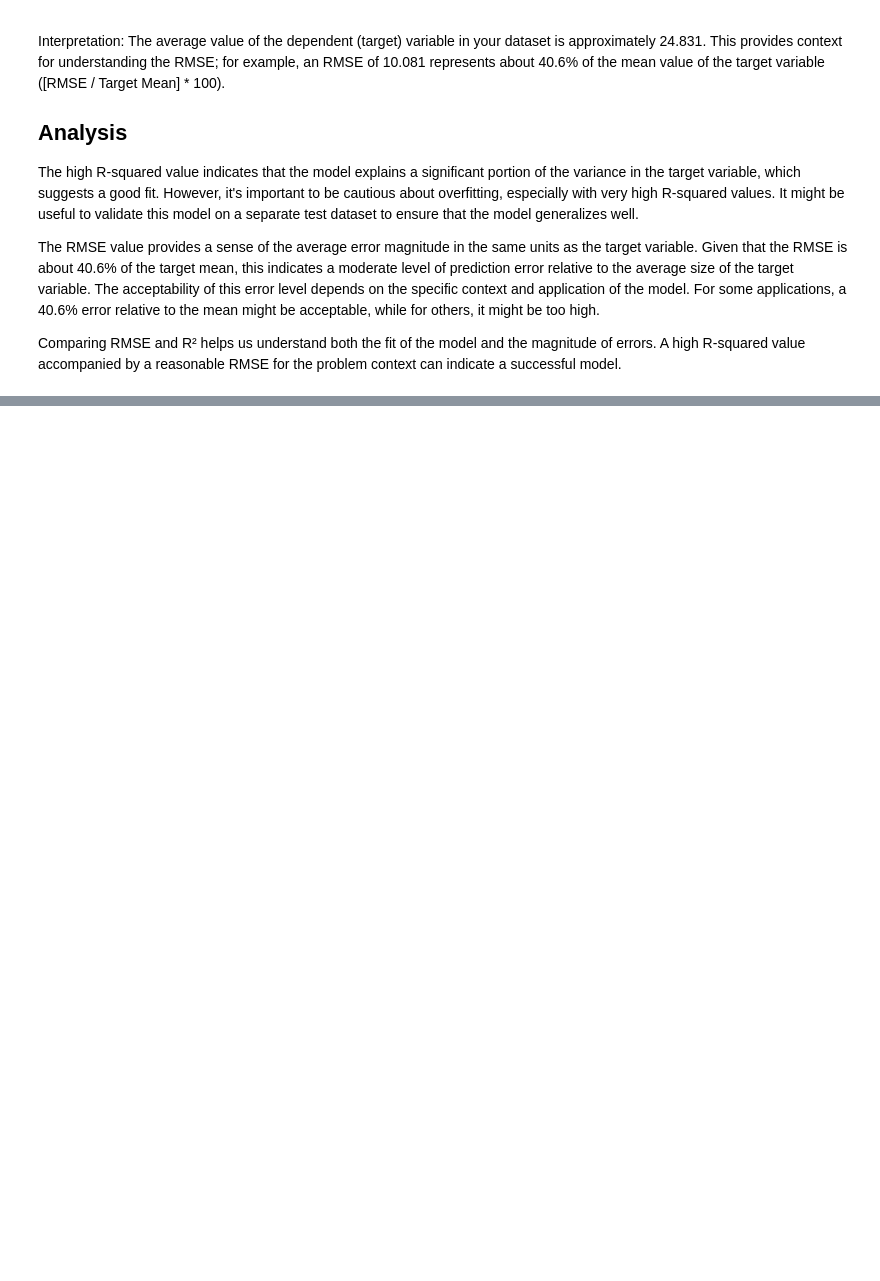
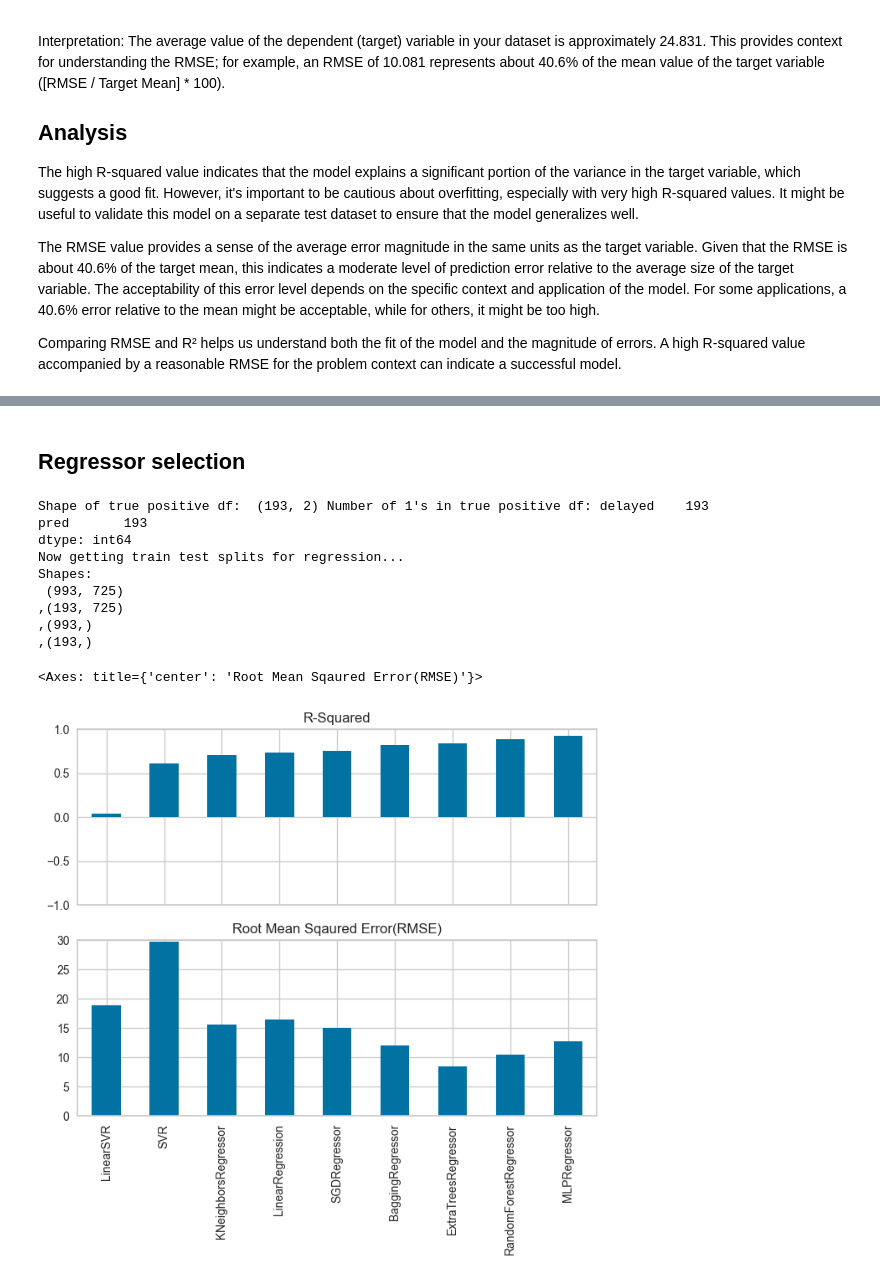
Before and after one commit to rakeshn19/AI-project-SCM, a Jupyter notebook: ML_model.ipynb, the cells around one changed output, grey strips where cells are left out. Saved outputs shown, nothing was run; the diff lists cells and outputs as text; code cells hidden in the pictures; blank space fills up the shorter version.

```diff
--- a/ML_model.ipynb
+++ b/ML_model.ipynb
@@ -332,0 +389,40 @@ Comparing RMSE and R² helps us understand both the fit of the model and the mag
+# %% [markdown]
+## Regressor selection
+# %%
+# First generate true positives to predict on
+# Use favorite classifier selected thus far
+estimator = ExtraTreesClassifier(random_state=121)
+df_true_pos_sel = scmhelper.fit_and_generate_true_positives(estimator, X_tr_clf_sel, X_ts_clf_sel, y_tr_clf_sel, y_ts_clf_sel)[0]
+# Get training and test sets...
+X_tr_reg_sel, X_ts_reg_sel, y_tr_reg_sel, y_ts_reg_sel = scmhelper.train_test_conditional(X_clf,
+                                                                                    y_clf, df_true_pos_sel, ddate, delayed)
+
+# List of regressors
+regs = [LinearSVR, SVR, KNeighborsRegressor, LinearRegression , SGDRegressor,
+        BaggingRegressor, ExtraTreesRegressor, RandomForestRegressor, MLPRegressor]
+# List of regressor names
+rn = ['LinearSVR', 'SVR', 'KNeighborsRegressor', 'LinearRegression', 'SGDRegressor',
+    'BaggingRegressor', 'ExtraTreesRegressor', 'RandomForestRegressor', 'MLPRegressor']
+# Plot the f1 scores
+rsq = []
+for reg in regs:
+    try:
+        rsq.append(scmhelper.model_selection(X_tr_reg_sel, X_ts_reg_sel, y_tr_reg_sel, y_ts_reg_sel, reg(), 'reg'))
+    except:
+        rsq.append((0,0))
+d_rsq = pd.DataFrame(rsq, rn, columns=['r2', 'rmse'])
+f , (ax0,ax1) = plt.subplots(2,1, figsize=(8,6), sharex=True,)
+d_rsq['r2'].sort_values().plot(kind="bar", ax=ax0, ylim=(-1,1), title="R-Squared")
+d_rsq['rmse'].plot(kind="bar", ax=ax1, title="Root Mean Sqaured Error(RMSE)", ylim=(0,30))
+# %% [output]
+Shape of true positive df:  (193, 2) Number of 1's in true positive df: delayed    193
+pred       193
+dtype: int64
+Now getting train test splits for regression...
+Shapes:
+ (993, 725)
+,(193, 725)
+,(993,)
+,(193,)
+<Axes: title={'center': 'Root Mean Sqaured Error(RMSE)'}>
+[figure, added]
```
Also changed, not shown: parts of 11 cells of this notebook, 2 other files.
